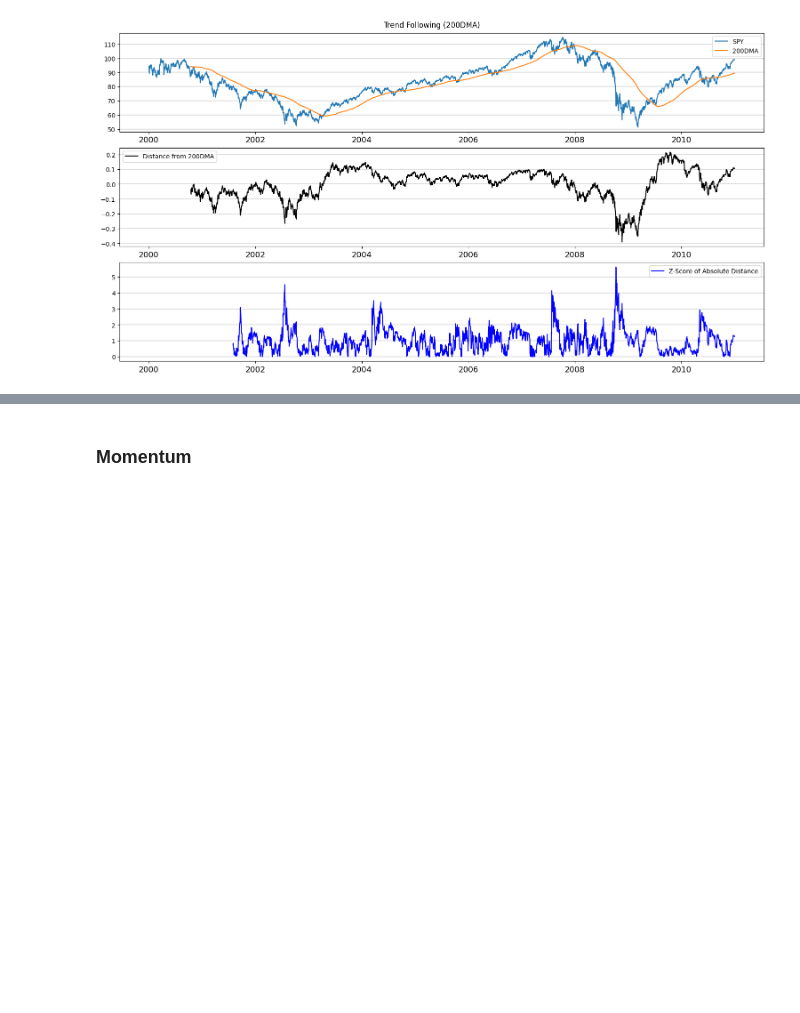
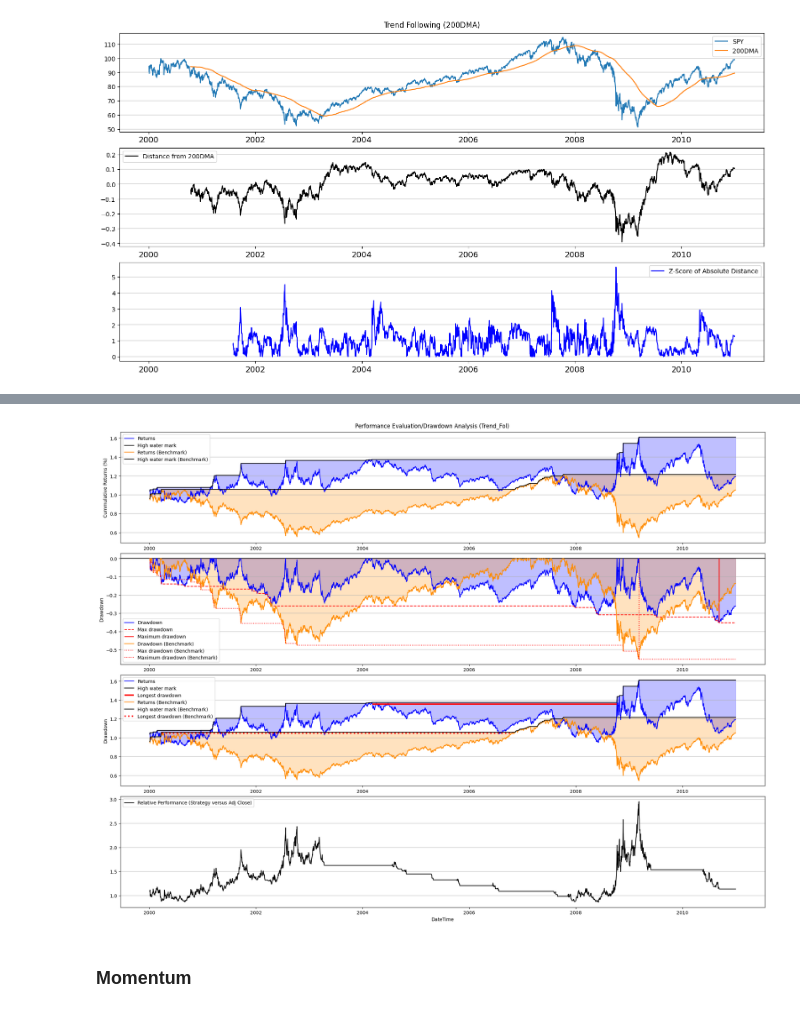
Before and after one commit to ClarenceTee93/Strategies, a Jupyter notebook: strategies.ipynb, the cells around one changed output, grey strips where cells are left out. Cells and saved outputs as stored; diff of their text form; code cells hidden in the pictures; blank space fills up the shorter version.

```diff
--- a/strategies.ipynb
+++ b/strategies.ipynb
@@ -68,7 +68,7 @@ trend_following_sig["Z"] = (trend_following_sig["dist_200dma"].abs() - z_200dma_
 
 # Create signal
 trend_following_sig["Direction"] = np.where(trend_following_sig.dist_200dma >= 0, 1, -1)
-# trend_following_sig["Size"] = np.where(trend_following_sig.Z > 1, np.where(trend_following_sig.Z > 2, np.where(trend_following_sig.Z > 2, np.where(trend_following_sig.Z > 3, 3, 5), 3), 2), 1)
+trend_following_sig["Direction_Adj"] = trend_following_sig["Direction"].shift(1)
 
 fig, ax = plt.subplots(3, 1, figsize = (15, 8), constrained_layout = True, sharex = True)
 
@@ -91,3 +91,6 @@ fig.suptitle("Trend Following (200DMA)")
 # %% [output]
 Text(0.5, 0.98, 'Trend Following (200DMA)')
 [figure]
+# %%
+trend_following_strat = (trend_following_sig["Direction_Adj"] * trend_following_sig["Adj Close"].pct_change()).dropna()
+trend_following_strat.name = "Trend_Fol"
@@ -94,3 +108,7 @@ Text(0.5, 0.98, 'Trend Following (200DMA)')
+# %%
+functions.drawdownCharts(trend_following_strat, trend_following_sig["Adj Close"].pct_change().dropna(), includeBenchmark=True, showPlot=True)
+# %% [output]
+[figure, added]
 # %% [markdown]
 ### Momentum
 # %%
```
Also changed, not shown: parts of 1 cell of this notebook.
